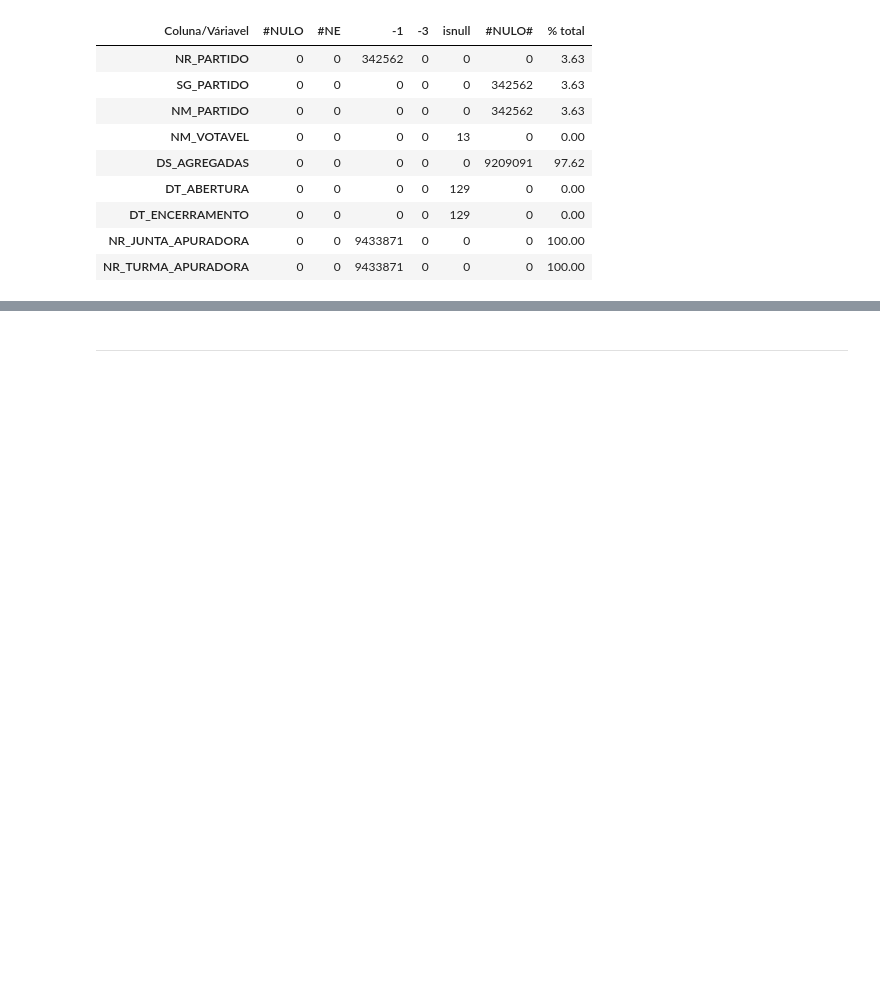
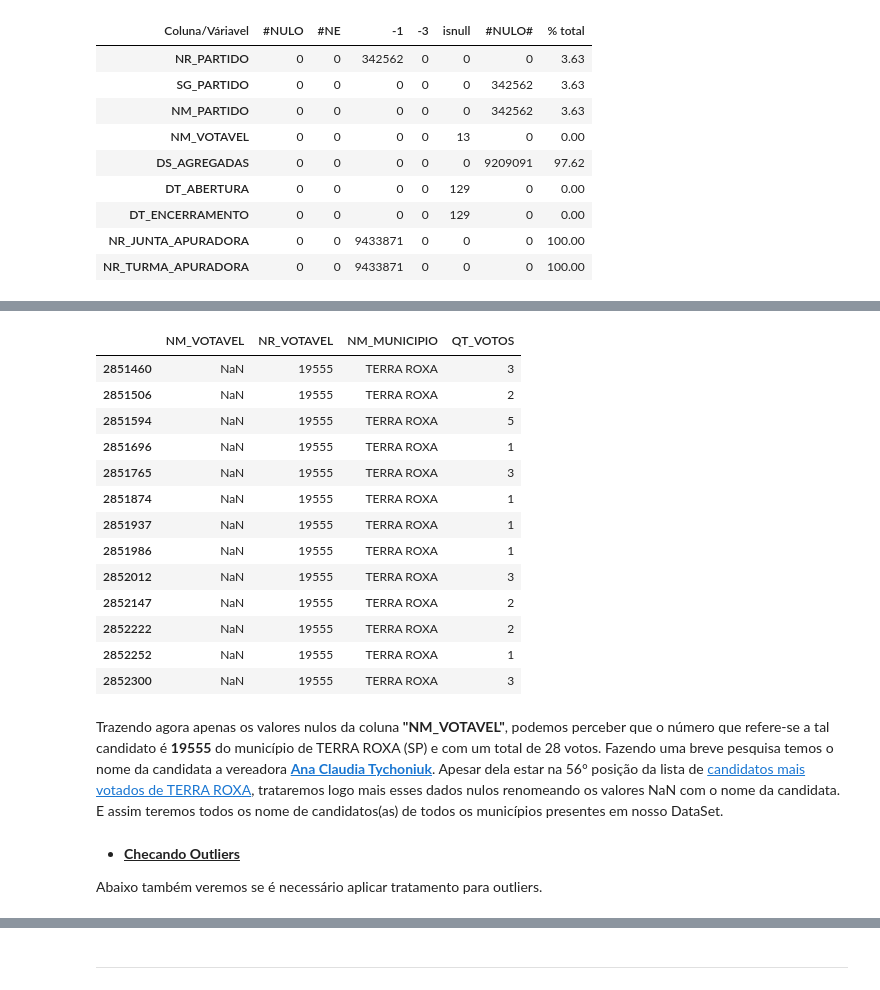
Before and after one commit to gideoni-santos/desafio-RenovaBR, a Jupyter notebook: relatorio.ipynb, the cells around one changed output, grey strips where cells are left out. Saved outputs shown, nothing was run; the diff lists cells and outputs as text; code cells hidden in the pictures; blank space fills up the shorter version.

```diff
--- a/relatorio.ipynb
+++ b/relatorio.ipynb
@@ -608,0 +521,24 @@ Name: NM_VOTAVEL, Length: 76620, dtype: int64
+# %%
+#Filtrando apenas os valores nulos da coluna NM_VOTAVEL
+resultados[resultados['NM_VOTAVEL'].isnull()][['NM_VOTAVEL', 'NR_VOTAVEL', 'NM_MUNICIPIO', 'QT_VOTOS']]
+# %% [output]
+|  | NM_VOTAVEL | NR_VOTAVEL | NM_MUNICIPIO | QT_VOTOS |
+| 2851460 | NaN | 19555 | TERRA ROXA | 3 |
+| 2851506 | NaN | 19555 | TERRA ROXA | 2 |
+| 2851594 | NaN | 19555 | TERRA ROXA | 5 |
+| 2851696 | NaN | 19555 | TERRA ROXA | 1 |
+| 2851765 | NaN | 19555 | TERRA ROXA | 3 |
+| 2851874 | NaN | 19555 | TERRA ROXA | 1 |
+| 2851937 | NaN | 19555 | TERRA ROXA | 1 |
+| 2851986 | NaN | 19555 | TERRA ROXA | 1 |
+| 2852012 | NaN | 19555 | TERRA ROXA | 3 |
+| 2852147 | NaN | 19555 | TERRA ROXA | 2 |
+| 2852222 | NaN | 19555 | TERRA ROXA | 2 |
+| 2852252 | NaN | 19555 | TERRA ROXA | 1 |
+| 2852300 | NaN | 19555 | TERRA ROXA | 3 |
+# %% [markdown]
+Trazendo agora apenas os valores nulos da coluna **"NM_VOTAVEL"**, podemos perceber que o número que refere-se a tal candidato é **19555** do município de TERRA ROXA (SP) e com um total de 28 votos. Fazendo uma breve pesquisa temos o nome da candidata a vereadora **[Ana Claudia Tychoniuk](https://www.diariocidade.com/sp/terra-roxa/eleicoes/2020/candidatos/vereador/na-19555/)**. Apesar dela estar na 56° posição da lista de [candidatos mais votados de TERRA ROXA](https://www.diariocidade.com/sp/terra-roxa/eleicoes/2020/resultados/votacao-vereador/), trataremos logo mais esses dados nulos renomeando os valores NaN com o nome da candidata. E assim teremos todos os nome de candidatos(as) de todos os municípios presentes em nosso DataSet.
+# %% [markdown]
+- **<u>Checando Outliers</u>**
+
+Abaixo também veremos se é necessário aplicar tratamento para outliers.
```
Also changed, not shown: parts of 18 cells of this notebook.
